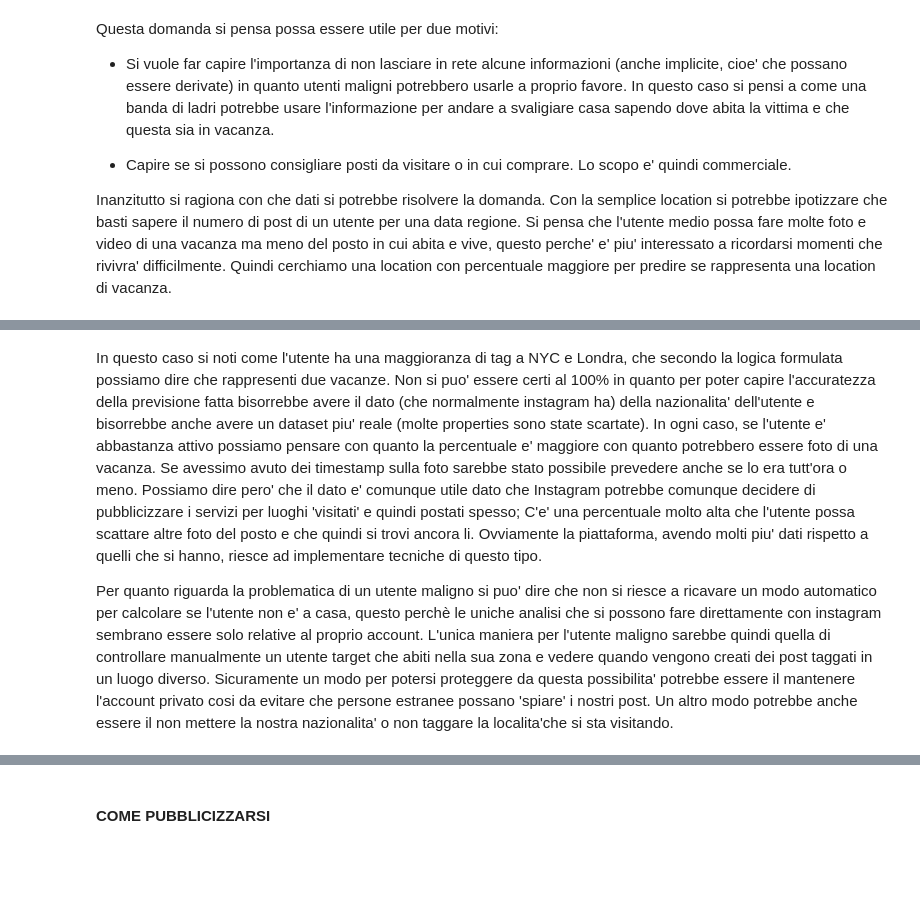
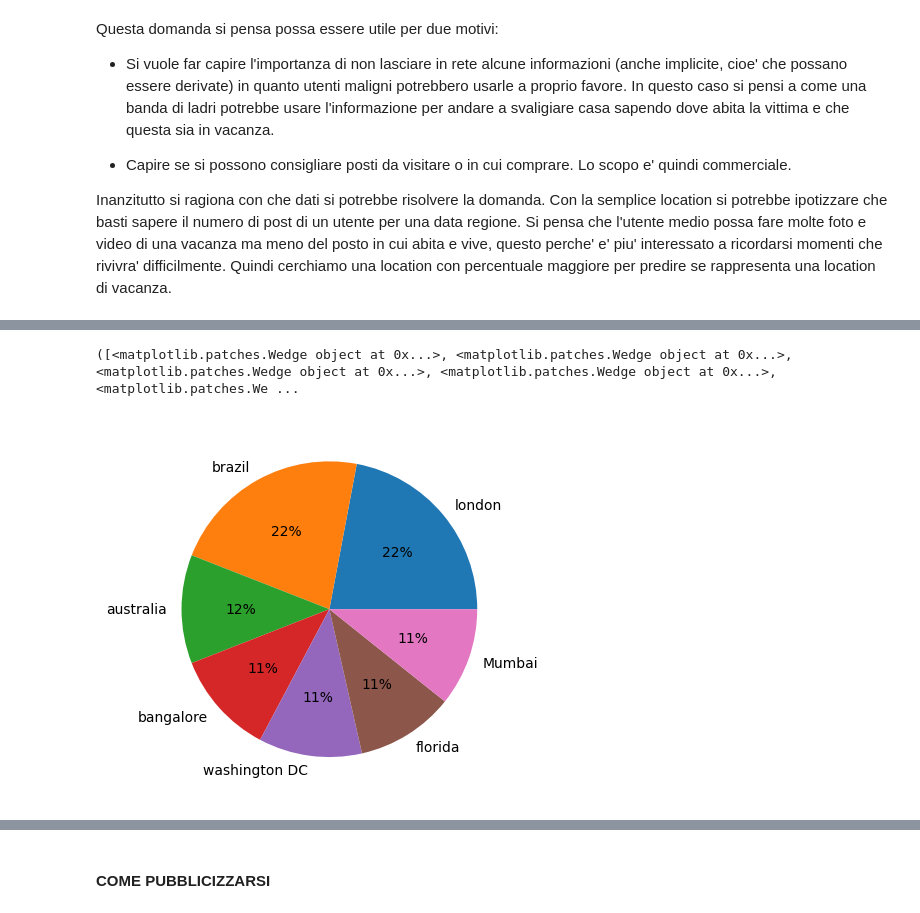
Before and after one commit to Gattopandacorno/bigData, a Jupyter notebook: GDS_Module.ipynb, the cells around one changed output, grey strips where cells are left out. Drawn from its saved outputs; the diff is of its cells as text; code cells hidden in the pictures; blank space fills up the shorter version.

```diff
--- a/GDS_Module.ipynb
+++ b/GDS_Module.ipynb
@@ -315,24 +297,15 @@ from matplotlib import pyplot
 # un certo tag (al cui interno si trova la proprieta' della location).
 # Viene usata la cypher in quanto ci permette di modellare in modo piu' flessibile la relazione che
 # che si vuole studiare.
+s.run('''match (source:User)-[:POSTED]->(:Post)-->(target:Tag)
+      with gds.graph.project('posted', source, target) as g
+      return g.graphName, g.nodeCount, g.relationshipCount''')
 
 res = s.run('''call gds.graph.relationships.stream('posted')
         yield sourceNodeId as u, targetNodeId as t
         with gds.util.asNode(u).name as user, collect(gds.util.asNode(t).location) as locs
-        return distinct user, apoc.coll.frequencies(locs) as locations''').data()
+        return distinct user, apoc.coll.frequencies(locs) as locations order by user''').data()
 
 df = pd.DataFrame(res)
 
 print(df.shape) # Come si può notare non tutti i 100 user hanno postato qualcosa.
-
-# Prendiamo ora in esempio i primi 5 utenti.
-print(str(df.head(5)) + '\n')
-
-# Scegliamo ad esempio il secondo per capire cosa stiamo cercando e cosa calcolare per capire
-# se è in vacanza o meno.
-# Prendiamo quindi dal dataframe le locations taggate dall'utente Kenton_Kirlin.
-loc = list(df.mask(df['user'] != 'Kenton_Kirlin').dropna()['locations'])
-
-
-# Si plotta il grafico a torta per capire la percentuale di ogni location
-print(pyplot.pie([float(v['count']) for v in loc[0]], labels=[str(k['item']) for k in loc[0]], autopct='%1.1f%%'))
@@ -350,10 +312,22 @@ print(pyplot.pie([float(v['count']) for v in loc[0]], labels=[str(k['item']) for
-# %% [markdown]
-In questo caso si noti come l'utente ha una maggioranza di tag a NYC e Londra, che secondo la logica formulata possiamo dire che rappresenti due vacanze.
-Non si puo' essere certi al 100% in quanto per poter capire l'accuratezza della previsione fatta bisorrebbe avere il dato (che normalmente instagram ha) della nazionalita' dell'utente e bisorrebbe anche avere un dataset piu' reale (molte properties sono state scartate).
-In ogni caso, se l'utente e' abbastanza attivo possiamo pensare con quanto la percentuale e' maggiore con quanto potrebbero essere foto di una vacanza. Se avessimo avuto dei timestamp sulla foto sarebbe stato possibile prevedere anche se lo era tutt'ora o meno.
-Possiamo dire pero' che il dato e' comunque utile dato che Instagram potrebbe comunque decidere di pubblicizzare i servizi per luoghi 'visitati' e quindi postati spesso; C'e' una percentuale molto alta che l'utente possa scattare altre foto del posto e che quindi si trovi ancora li. Ovviamente la piattaforma, avendo molti piu' dati rispetto a quelli che si hanno, riesce ad implementare tecniche di questo tipo.
-
-Per quanto riguarda la problematica di un utente maligno si puo' dire che non si riesce a ricavare un modo automatico per calcolare se l'utente non e' a casa, questo perchè le uniche analisi che si possono fare direttamente con instagram sembrano essere solo relative al proprio account.
-L'unica maniera per l'utente maligno sarebbe quindi quella di controllare manualmente un utente target che abiti nella sua zona e vedere quando vengono creati dei post taggati in un luogo diverso.
-Sicuramente un modo per potersi proteggere da questa possibilita' potrebbe essere il mantenere l'account privato cosi da evitare che persone estranee possano 'spiare' i nostri post.
-Un altro modo potrebbe anche essere il non mettere la nostra nazionalita' o non taggare la localita'che si sta visitando.
+# %%
+# Usiamo il primo user (Adelle96) come esempio per capire quali location ha maggiormente usato.
+# Per fare questo creaiamo prima di tutto una relazione ad-hoc uguale a quella di posted ma
+# con al suo interno.
+s.run('''match (source:User {name: 'Adelle96'})-[:POSTED]->(:Post)-->(target:Tag)
+      with gds.graph.project('adelle', source, target) as g
+      return g.graphName, g.nodeCount, g.relationshipCount''')
+
+# Per poter capire quali siano i luoghi piu' postati da Adelle96 usiamo l'algoritmo di pageRank.
+# Dato che i valori di location non sono univoci nel grafo si deve, alla fine della query,
+# unire gli score risultati per location uguali (se no ci si ritrova con, ad esempio, due luoghi NYC).
+# Anche per questo si e' deciso di usare questo algoritmo, per calcolare lo score conta il numero
+# di relazioni entranti e quindi possiamo semplicemente sommare i risultati di location uguali.
+res = s.run('''call gds.pageRank.stream('adelle')
+            yield nodeId as id, score with gds.util.asNode(id) as node, score as score
+            where labels(node) = ['Tag']
+            return distinct node.location as location, sum(score) as score order by score desc''').data()
+df = pd.DataFrame(res)
+print(pyplot.pie([float(v) for v in df['score']], labels=[str(k) for k in df['location']], autopct='%1.0f%%'))
+# %% [output]
+([<matplotlib.patches.Wedge object at 0x...>, <matplotlib.patches.Wedge object at 0x...>, <matplotlib.patches.Wedge object at 0x...>, <matplotlib.patches.Wedge object at 0x...>, <matplotlib.patches.We ...
+[figure, added]
```
Also changed, not shown: parts of 18 cells of this notebook.
